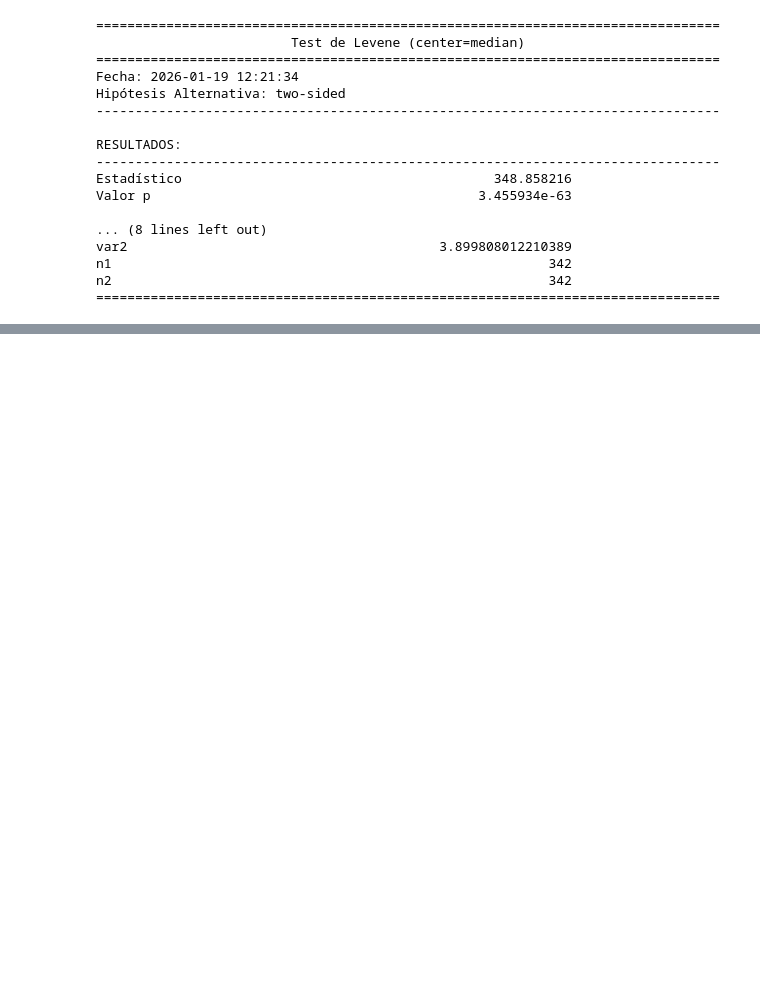
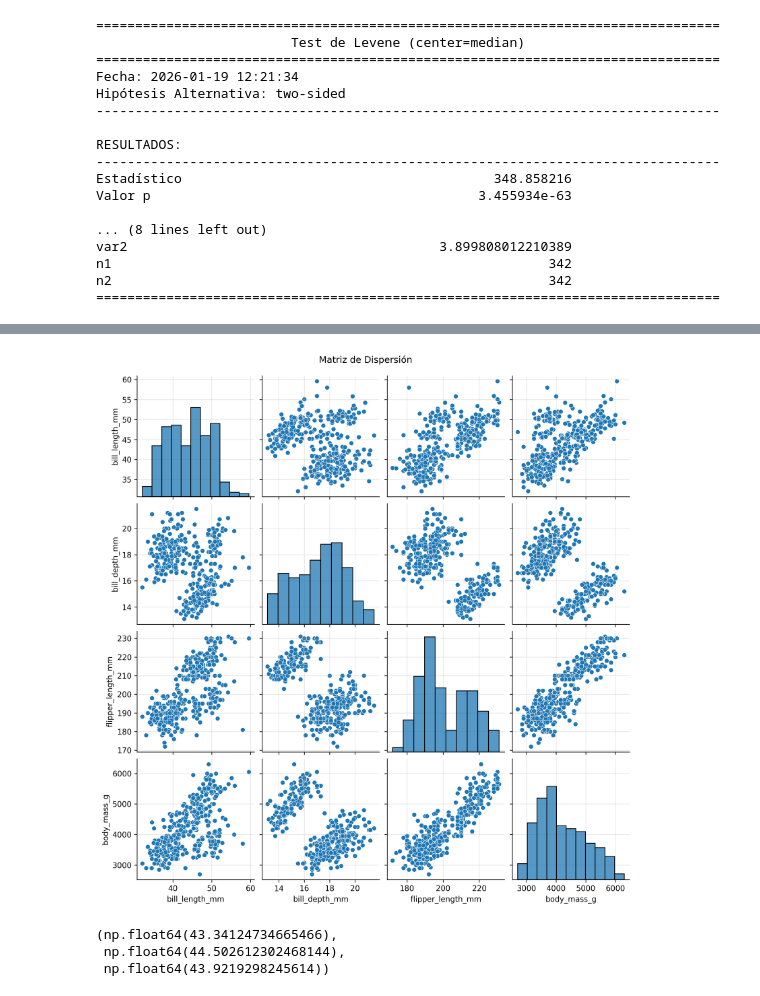
Before and after one commit to GhostAnalyst30/StatsLibX, a Jupyter notebook: how_use_statslibx.ipynb, the cells around one changed output, grey strips where cells are left out. Cells and saved outputs as stored; diff of their text form; code cells hidden in the pictures; blank space fills up the shorter version.

```diff
--- a/how_use_statslibx.ipynb
+++ b/how_use_statslibx.ipynb
@@ -913,0 +1043,12 @@ n2                                                        342
+# %%
+# Scatter Matrix
+utils.plot_scatter_matrix(df)
+# %% [output]
+[figure, added]
+# %%
+from statslibx import InferentialStats as inf
+inf(df).confidence_interval(column="bill_length_mm")
+# %% [output]
+(np.float64(43.34124734665466),
+ np.float64(44.502612302468144),
+ np.float64(43.9219298245614))
```
Also changed, not shown: parts of 17 cells of this notebook, 2 other files.
